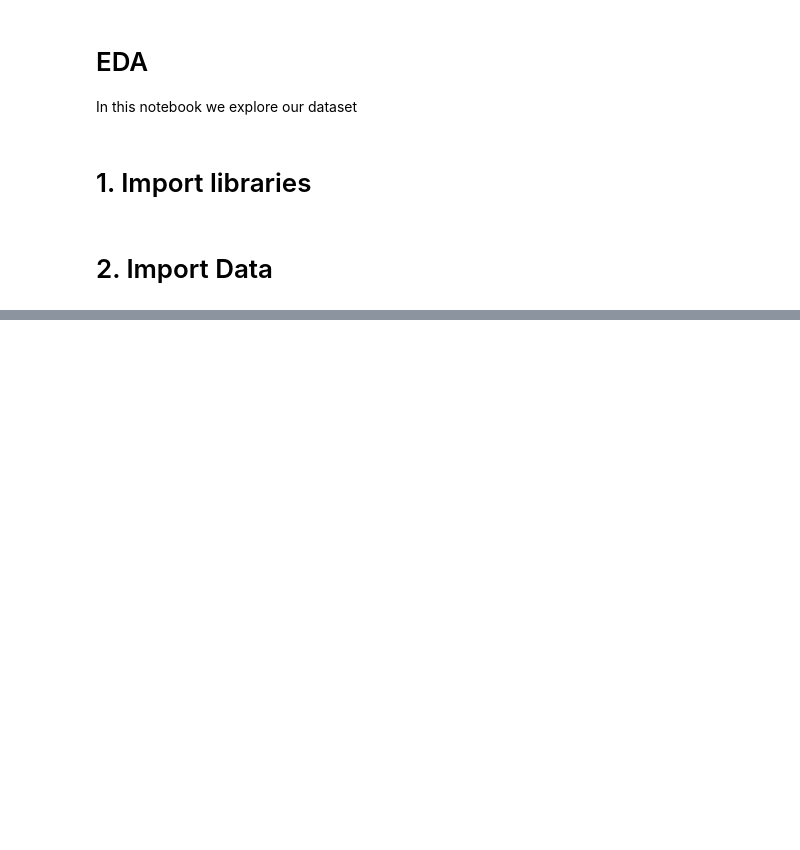
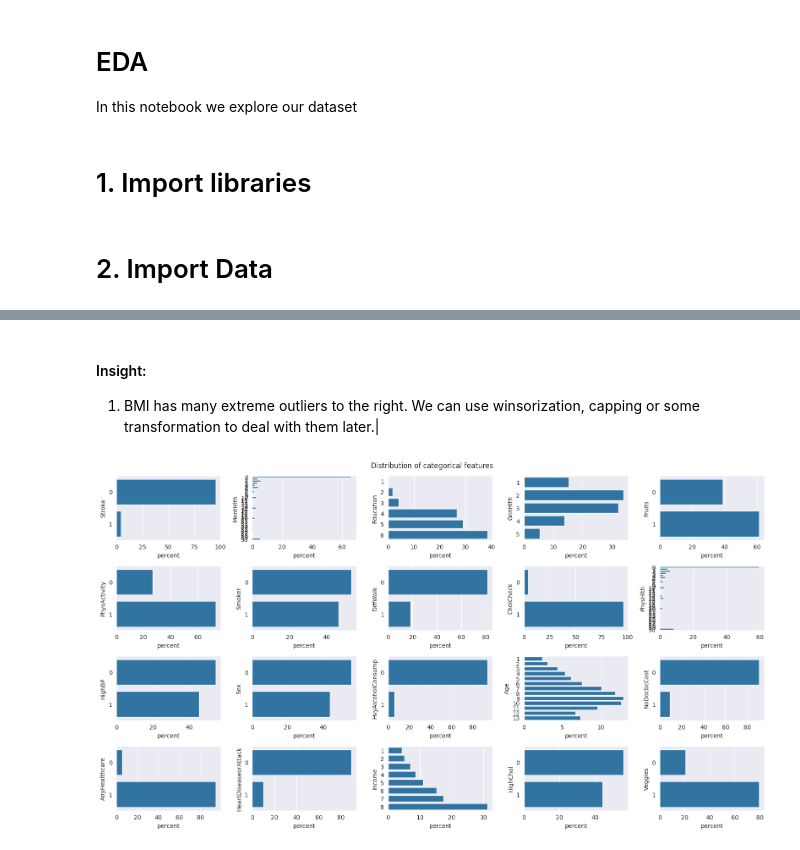
Before and after one commit to pathak-aman/SDoH_Diabetes, a Jupyter notebook: notebooks/0.1_EDA.ipynb, the cells around one changed output, grey strips where cells are left out. Drawn from its saved outputs; the diff is of its cells as text; code cells hidden in the pictures; blank space fills up the shorter version.

```diff
--- a/notebooks/0.1_EDA.ipynb
+++ b/notebooks/0.1_EDA.ipynb
@@ -34,0 +194,6 @@ X
+# %%
+# Create a list of numerical and categorical columns:
+
+numerical_cols = ["BMI"]
+cat_cols = list(set(X.columns) - set(numerical_cols))
+cat_cols
@@ -34,0 +231,17 @@ X
+# %% [markdown]
+#### Insight:
+1. BMI has many extreme outliers to the right. We can use winsorization, capping or some transformation to deal with them later.|
+# %%
+# Plot countplot for categorical features
+
+rows = 4
+cols = 5
+
+fig, axes = plt.subplots(rows, cols, figsize = (16,9))
+fig.suptitle('Distribution of categorical features')
+for i, start in enumerate(cat_cols):
+    sns.countplot(data = X,y = cat_cols[i], ax = axes[i//cols, i%cols], stat="percent")
+fig.tight_layout()
+plt.show();
+# %% [output]
+[figure, added]
```
Also changed, not shown: parts of 25 cells of this notebook, 2 other files.
